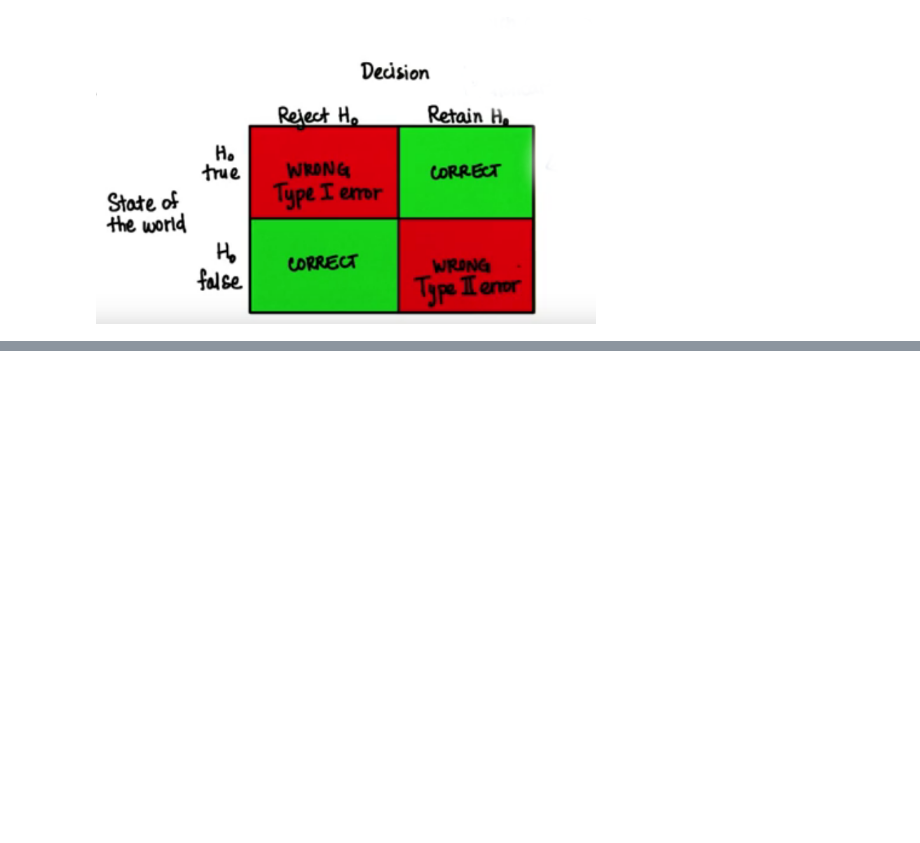
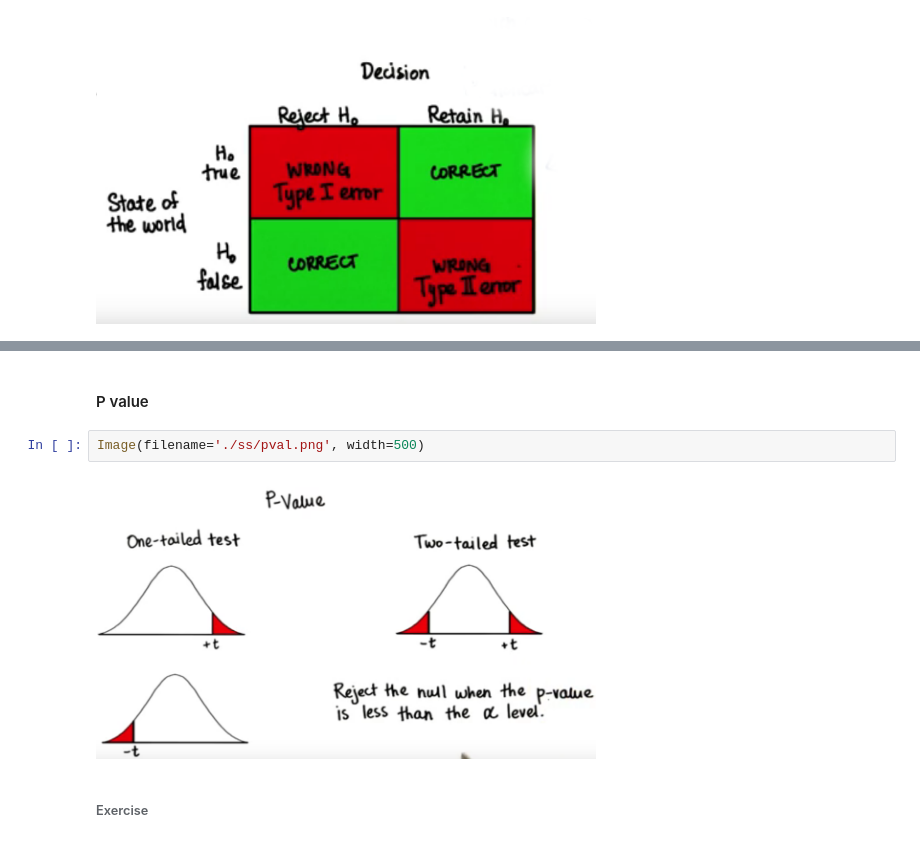
Before and after one commit to sametmarasli/statistical_data_analysis, a Jupyter notebook: notebooks/inferential_statistics.ipynb, the cells around one changed output, grey strips where cells are left out. Saved outputs shown, nothing was run; the diff lists cells and outputs as text; blank space fills up the shorter version.

```diff
--- a/notebooks/inferential_statistics.ipynb
+++ b/notebooks/inferential_statistics.ipynb
@@ -259,0 +328,8 @@ Image(filename='./ss/decisionerrors.png', width=500)
+# %% [markdown]
+#### P value
+# %%
+Image(filename='./ss/pval.png', width=500)
+# %% [output]
+[figure, added]
+# %% [markdown]
+###### Exercise
```
Also changed, not shown: parts of 24 cells of this notebook, 8 other files.
